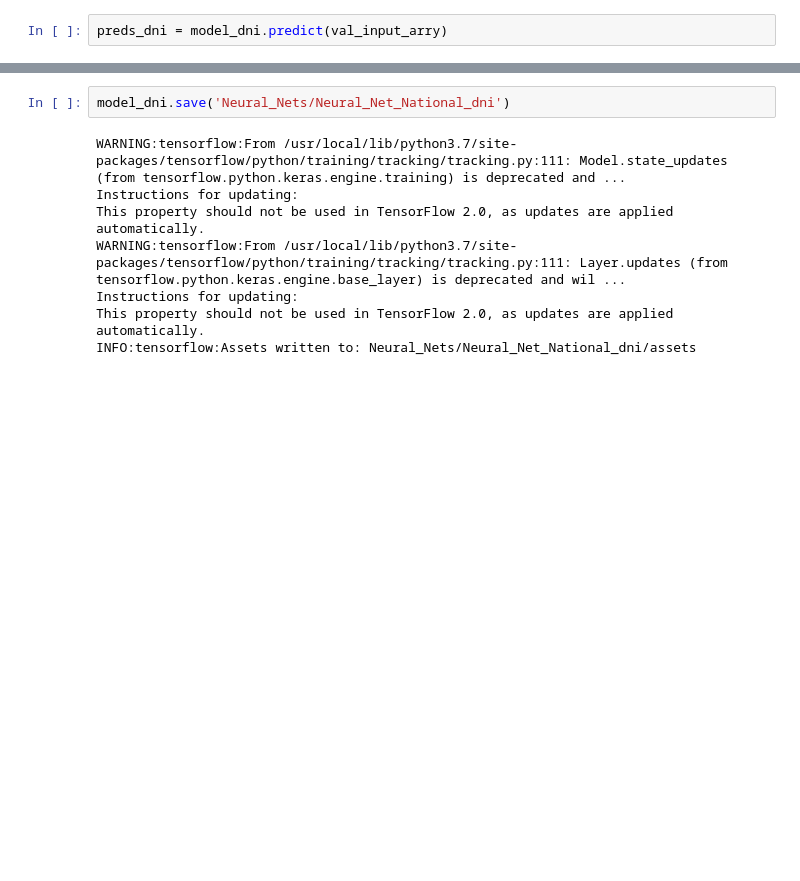
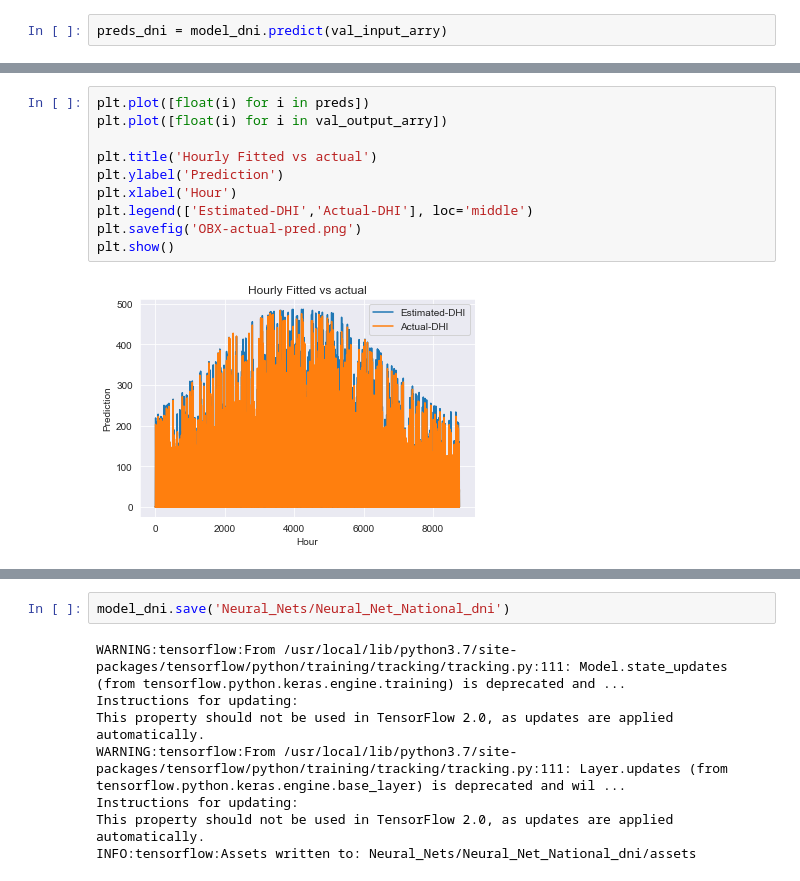
Before and after one commit to tpt5cu/solarIrradiancePredictor, a Jupyter notebook: Neural_Net_FINAL.ipynb, the cells around one changed output, grey strips where cells are left out. Cells and saved outputs as stored; diff of their text form; blank space fills up the shorter version.

```diff
--- a/Neural_Net_FINAL.ipynb
+++ b/Neural_Net_FINAL.ipynb
@@ -388,0 +377,12 @@ Actual  634.0   Predicted  [583.82837]
+# %%
+plt.plot([float(i) for i in preds])
+plt.plot([float(i) for i in val_output_arry])
+
+plt.title('Hourly Fitted vs actual')
+plt.ylabel('Prediction')
+plt.xlabel('Hour')
+plt.legend(['Estimated-DHI','Actual-DHI'], loc='middle')
+plt.savefig('OBX-actual-pred.png')
+plt.show()
+# %% [output]
+[figure, added]
```
Also changed, not shown: parts of 29 cells of this notebook.
